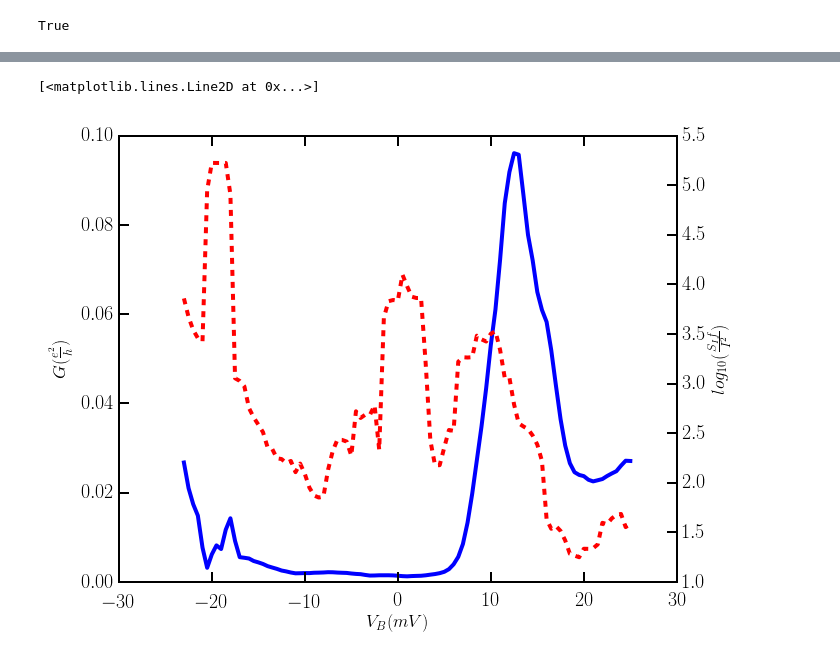
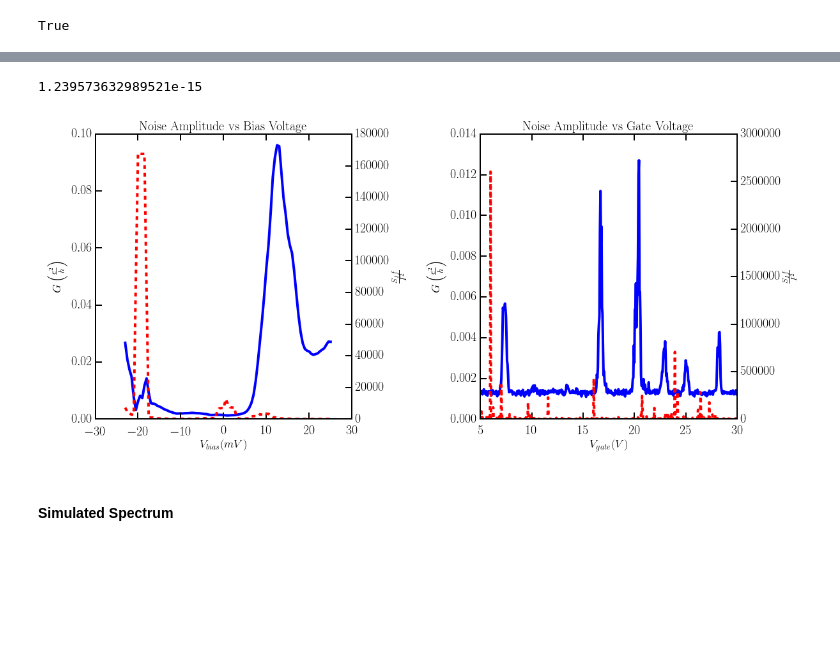
Before and after one commit to nikhartman/notebooks, a Jupyter notebook: nice_diamond_and_noise_plots.ipynb, the cells around one changed output, grey strips where cells are left out. Cells and saved outputs as stored; diff of their text form; code cells hidden in the pictures; blank space fills up the shorter version.

```diff
--- a/nice_diamond_and_noise_plots.ipynb
+++ b/nice_diamond_and_noise_plots.ipynb
@@ -642,0 +710,3 @@ ax.legend(loc = 3)
+# %%
+data_dir = '/Volumes/JUPITER/Data/fm_dots/SCF96/'
+og_dir = '/Volumes/JUPITER/Data/SCF96/q3/'
@@ -643,17 +778,40 @@ ax.legend(loc = 3)
+# %%
+ampdf.min().min()
+# %% [output]
+1.239573632989521e-15
 # %%
-ampdf = pd.read_pickle(os.path.join(data_dir, '4K_vi-gate_16-17_23_a_noise-amp.pkl'))
+# ampdf = pd.read_pickle(os.path.join(data_dir, '4K_vi-gate_16-17_23_a_noise-amp.pkl'))
 cond = pd.read_pickle(os.path.join(data_dir, '4K_vi-gate_16-17_23_a_cond.pkl'))
 
 ampdf = pd.rolling_mean(ampdf, 5)
 cond = pd.rolling_mean(cond, 5)
 
-fig, ax = plt.subplots(1,1)
+fig, (ax, ax3) = plt.subplots(1,2, figsize = (18, 8))
 ax.plot(cond.index, cond[21.0])
-ax.set_ylabel(r'$G (\frac{e^2}{h})$')
-ax.set_xlabel('$V_B (mV)$')
+ax.set_ylabel(r'$G \left(\frac{e^2}{h}\right)$')
+ax.set_xlabel('$V_{bias} (mV)$')
 ax2 = ax.twinx()
-ax2.set_ylabel(r'$log_{10}(\frac{S_I f}{I^2})$')
-ax2.plot(ampdf.index, np.log10(ampdf[21.0]), 'r--')
+ax2.set_ylabel(r'$\frac{S_I f}{I^2}$')
+ax2.plot(ampdf.index, ampdf[21.0], 'r--')
+# ax2.set_ylim(1,6)
+ax.set_title('Noise Amplitude vs Bias Voltage')
+
+c = cond.iloc[54:59,:].mean()
+a = ampdf.iloc[54:59,:].mean()
+
+ax3.set_ylabel(r'$G \left(\frac{e^2}{h}\right)$')
+ax3.set_xlabel('$V_{gate} (V)$')
+ax4 = ax3.twinx()
+ax4.set_ylabel(r'$\frac{S_I f}{I^2}$')
+ax4.plot(a.index, a, 'r--')
+# ax4.set_ylim(1,6)
+ax3.plot(c.index, c)
+ax3.set_title('Noise Amplitude vs Gate Voltage')
+
+fig.subplots_adjust(wspace=.5)
+
+fig.savefig('/Users/nik/Dropbox/Repos/thesis/figures/chapter4/noise_sweeps.png', dpi=300)
 # %% [output]
-[<matplotlib.lines.Line2D at 0x...>]
-[figure, old version]
+[figure, new version]
+# %% [markdown]
+#### Simulated Spectrum
```
Also changed, not shown: parts of 38 cells of this notebook, 6 other files.
